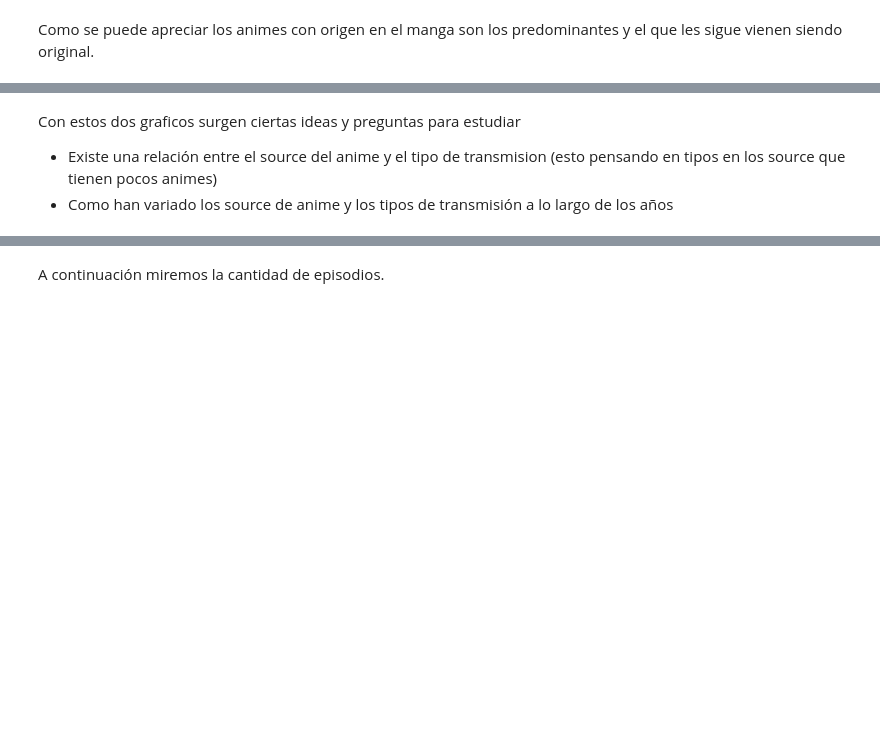
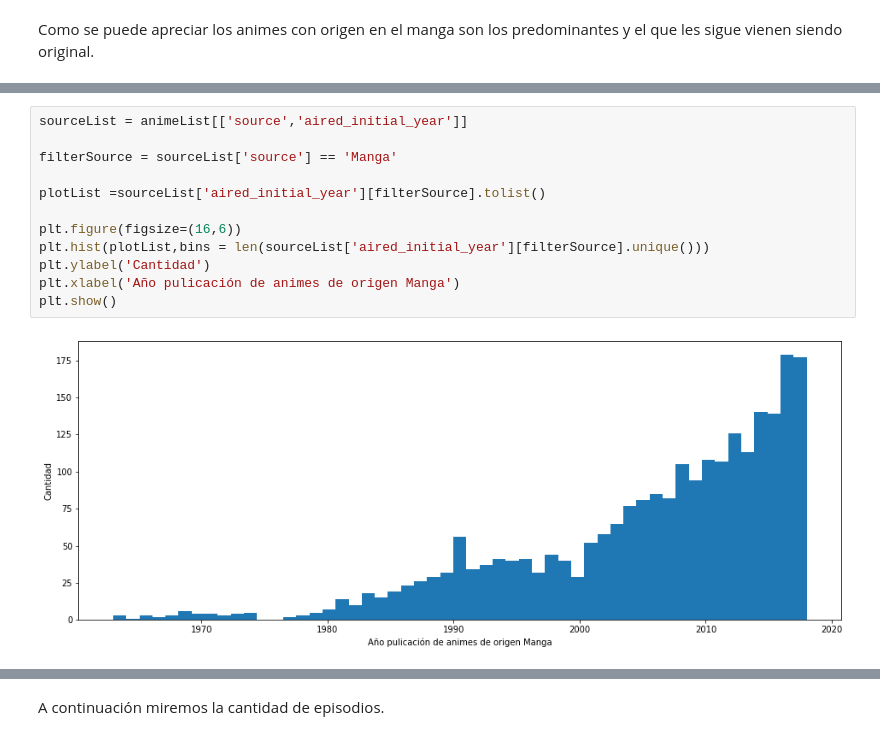
Before and after one commit to diegoolguinw/AnimeDataSet, a Jupyter notebook: Proyecto Mineria de Datos.ipynb, the cells around one changed output, grey strips where cells are left out. Drawn from its saved outputs; the diff is of its cells as text; blank space fills up the shorter version.

```diff
--- a/Proyecto Mineria de Datos.ipynb
+++ b/Proyecto Mineria de Datos.ipynb
@@ -1015,5 +1007,14 @@ SyntaxError: invalid syntax (<ipython-input-437-1758603f486e>, line 1)
-# %% [markdown]
-Con estos dos graficos surgen ciertas ideas y preguntas para estudiar
-
-* Existe una relación entre el source del anime y el tipo de transmision (esto pensando en tipos en los source que tienen pocos animes)
-* Como han variado los source de anime y los tipos de transmisión a lo largo de los años
+# %%
+sourceList = animeList[['source','aired_initial_year']]
+
+filterSource = sourceList['source'] == 'Manga'
+
+plotList =sourceList['aired_initial_year'][filterSource].tolist()
+
+plt.figure(figsize=(16,6))
+plt.hist(plotList,bins = len(sourceList['aired_initial_year'][filterSource].unique()))
+plt.ylabel('Cantidad')
+plt.xlabel('Año pulicación de animes de origen Manga')
+plt.show()
+# %% [output]
+[figure, added]
```
Also changed, not shown: parts of 11 cells of this notebook.
